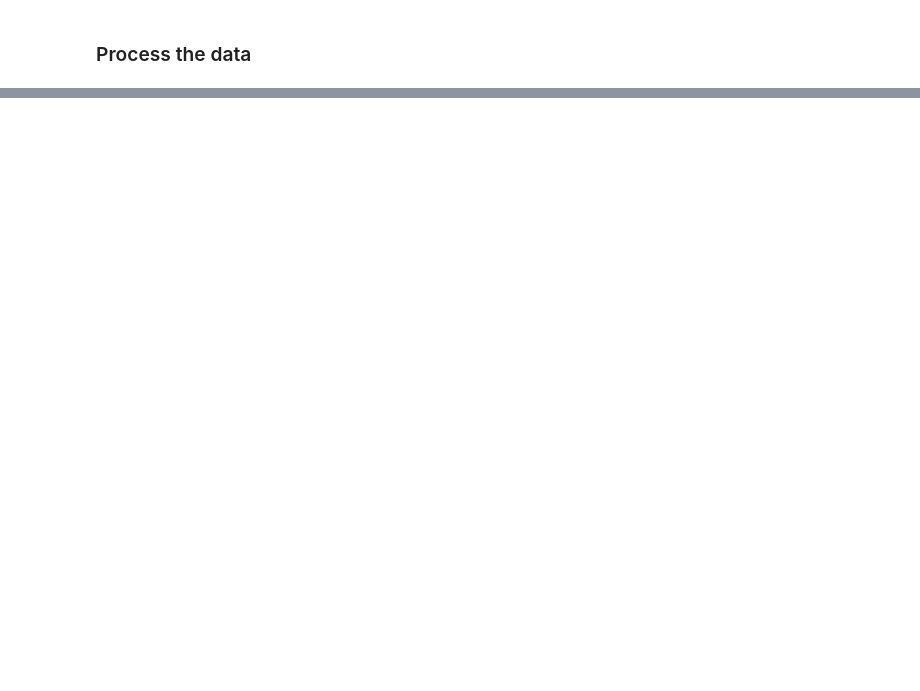
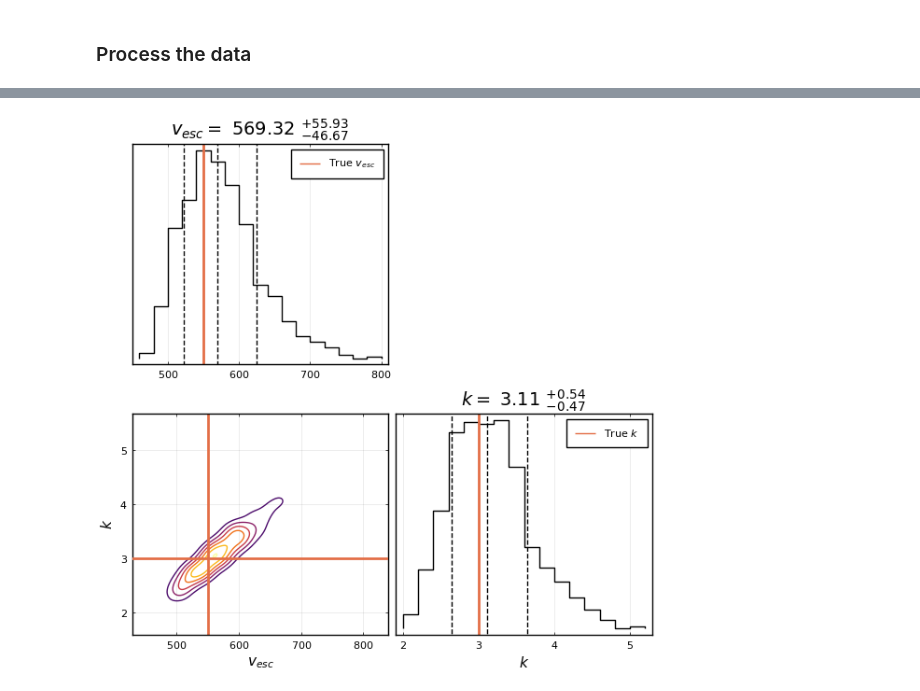
Before and after one commit to CianMRoche/18.337-Final-Project, a Jupyter notebook: MH_julia.ipynb, the cells around one changed output, grey strips where cells are left out. Cells and saved outputs as stored; diff of their text form; code cells hidden in the pictures; blank space fills up the shorter version.

```diff
--- a/MH_julia.ipynb
+++ b/MH_julia.ipynb
@@ -261,0 +299,6 @@ vline!( k_quantiles, ls=:dash, color="black",lw=1, label="")
+# %%
+l = @layout [a _ ; b c]
+
+corner = plot(vplot,p3, kplot, layout = l, size=(600,600))
+# %% [output]
+[figure, added]
```
Also changed, not shown: parts of 11 cells of this notebook, 3 other files.
